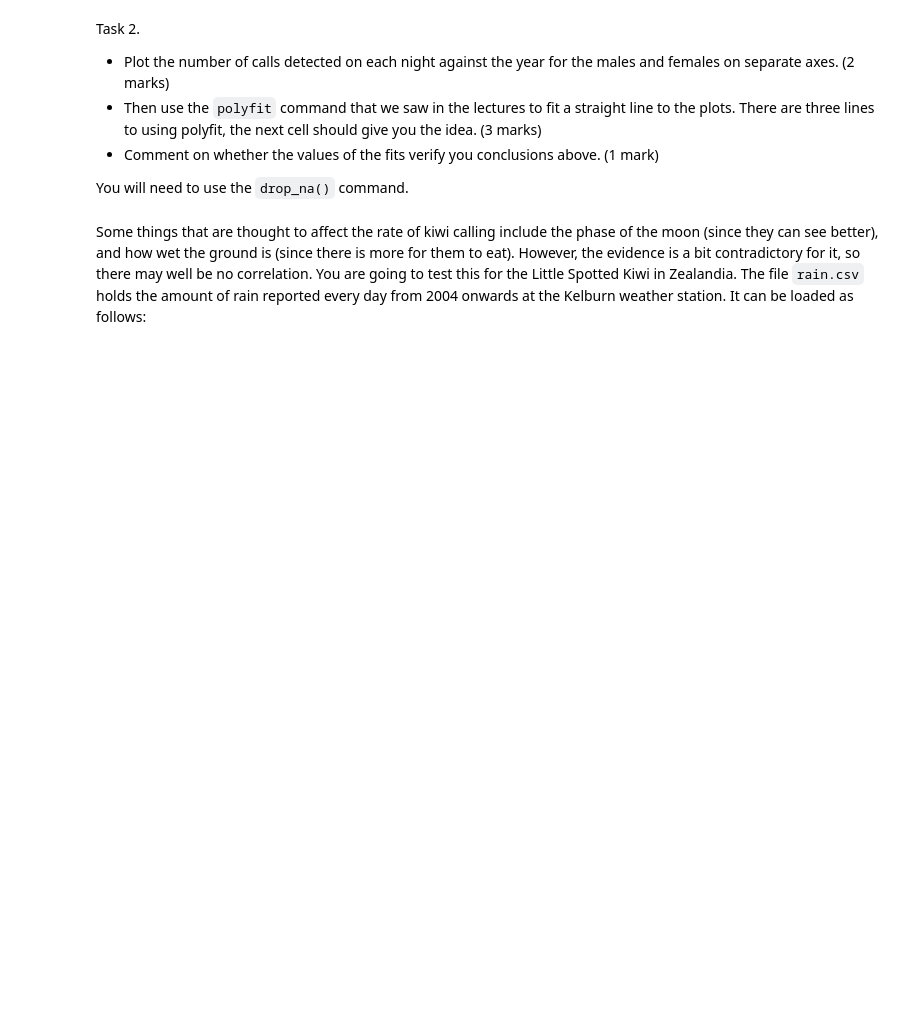
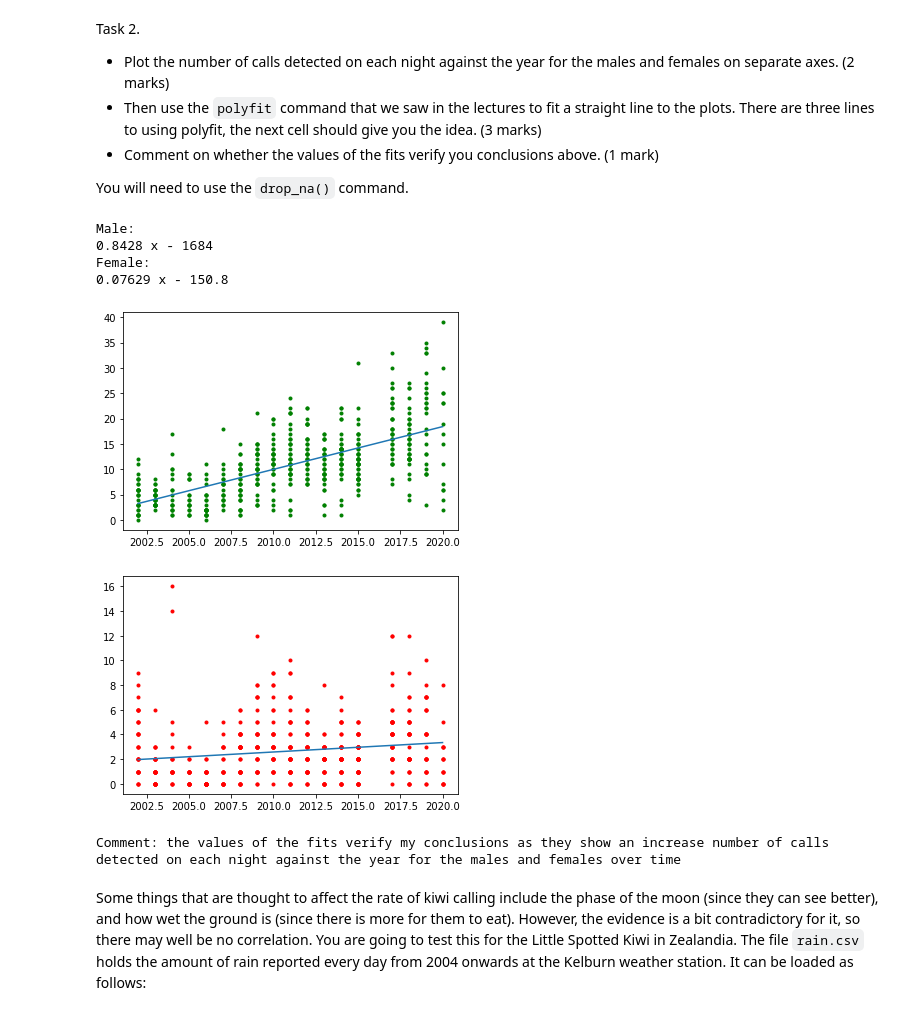
Before and after one commit to dinhnq/DATA201, a Jupyter notebook: src/assign/Assignment1.ipynb, the cells around one changed output. Cells and saved outputs as stored; diff of their text form; code cells hidden in the pictures; blank space fills up the shorter version.

```diff
--- a/src/assign/Assignment1.ipynb
+++ b/src/assign/Assignment1.ipynb
@@ -61,22 +64,46 @@ new_data = calls[['Year', 'Male', 'Female']].dropna(axis=0, how='any')
 # %%
 year = new_data['Year']
 male = new_data['Male']
 female = new_data['Female']
 
-slope_m, intercept_m = np.polyfit(year, male, deg=1)
-print('Males:\n{:.4f} x {}'.format(slope_m, round(intercept_m)))
+#slope_m, intercept_m = np.polyfit(year, male, deg=1)
+#print('Males:\n{:.4f} x {}'.format(slope_m, round(intercept_m)))
 
+#slope_f, intercept_f = np.polyfit(year, female, deg=1)
+#print('Female:\n{:.4f} x {}'.format(slope_f, round(intercept_f)))
+
+#pl.plot(year, male, '.g')
+#pl.plot(year, slope_m*year + intercept_m)
+#pl.show()
+
+#pl.plot(year, female, '.r')
+#pl.plot(year, slope_f*year + intercept_f)
+#pl.show()
+
+pf = np.polyfit(year, male, deg=1)
+f = np.poly1d(pf)
+print('Male:{}'.format(f))
 pl.plot(year, male, '.g')
-pl.plot(year, slope_m*year + intercept_m)
+pl.plot(year, f(year))
+pl.show()
+
+pf = np.polyfit(year, female, deg=1)
+f = np.poly1d(pf)
+print('Female:{}'.format(f))
+pl.plot(year, female, '.r')
+pl.plot(year, f(year))
+pl.show()
+# %% [output]
+Male:
+0.8428 x - 1684
+Female:
+0.07629 x - 150.8
+[figure, added]
+[figure, added]
 # %%
-
-slope_f, intercept_f = np.polyfit(year, female, deg=1)
-print('Female:\n{:.4f} x {}'.format(slope_f, round(intercept_f)))
-
-pl.plot(year, female, '.r')
-pl.plot(year, slope_f*year + intercept_f)
-
 print('Comment: {}'.format('the values of the fits verify my conclusions as they show an increase number of calls detected on each night against the year for the males and females over time'))
+# %% [output]
+Comment: the values of the fits verify my conclusions as they show an increase number of calls detected on each night against the year for the males and females over time
 # %% [markdown]
 Some things that are thought to affect the rate of kiwi calling include the phase of the moon (since they can see better), and how wet the ground is (since there is more for them to eat). However, the evidence is a bit contradictory for it, so there may well be no correlation. You are going to test this for the Little Spotted Kiwi in Zealandia. The file `rain.csv` holds the amount of rain reported every day from 2004 onwards at the Kelburn weather station. It can be loaded as follows:
 # %%
```
Also changed, not shown: parts of 6 cells of this notebook, 2 other files.
